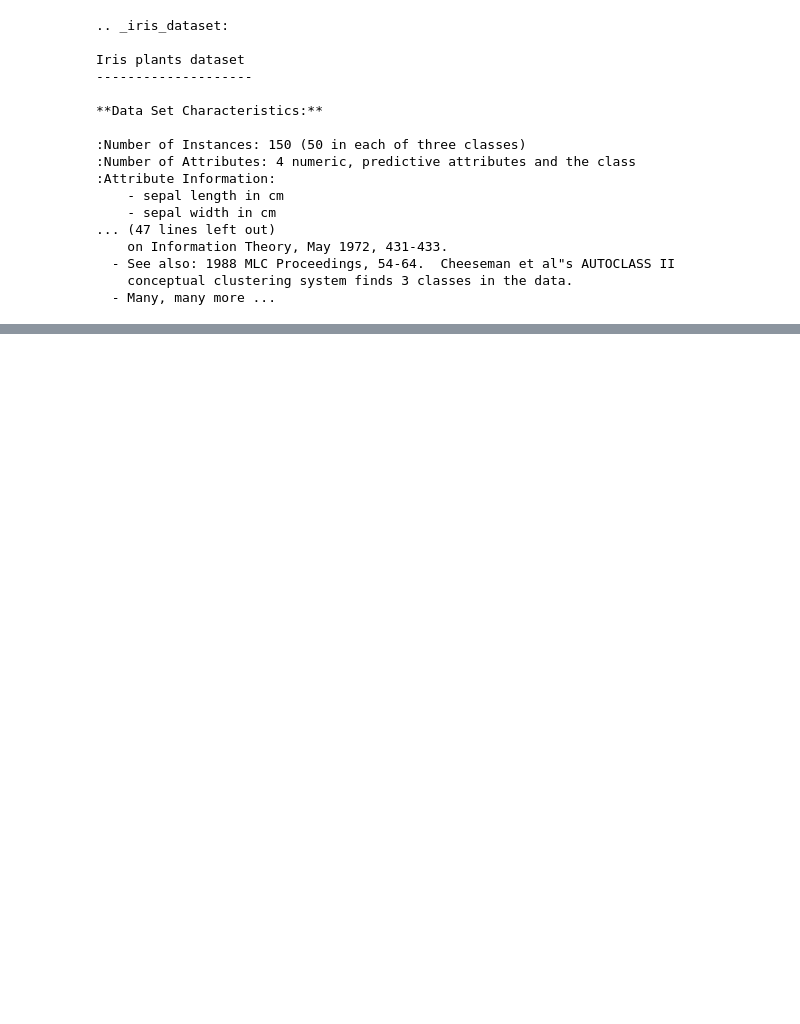
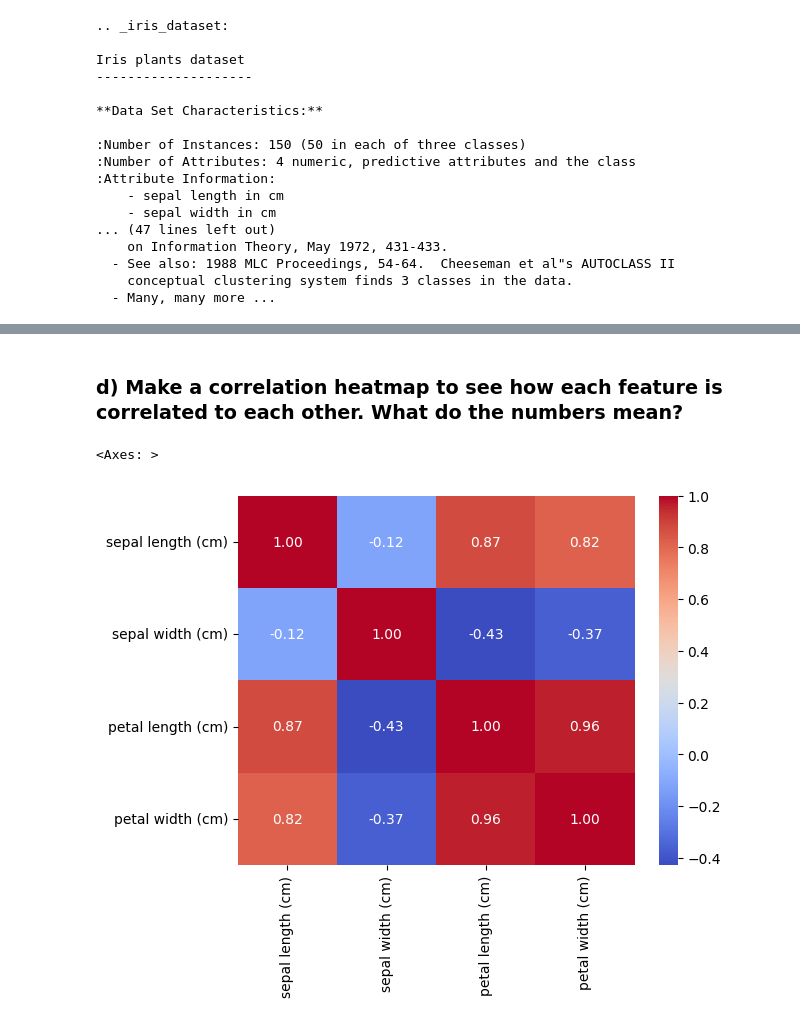
Before and after one commit to ponagr/ai_engineering_pontus_agren_grundstrom, a Jupyter notebook: exercises/2_classification/0_iris_flower.ipynb, the cells around one changed output, grey strips where cells are left out. Saved outputs shown, nothing was run; the diff lists cells and outputs as text; code cells hidden in the pictures; blank space fills up the shorter version.

```diff
--- a/exercises/2_classification/0_iris_flower.ipynb
+++ b/exercises/2_classification/0_iris_flower.ipynb
@@ -89,0 +203,11 @@ df
+# %% [markdown]
+### d) Make a correlation heatmap to see how each feature is correlated to each other. What do the numbers mean?
+# %%
+# petal length vs petal width = strong positive correlation (0.92)
+# sepal length vs sepal width = weak negative correlation (-0.12)
+# petal measurements are strongly related
+# and sepal width is less correlated with other features
+sns.heatmap(df.drop(["target", "target_name"], axis=1).corr(), annot=True, cmap="coolwarm", fmt=".2f")
+# %% [output]
+<Axes: >
+[figure, added]
```
Also changed, not shown: parts of 37 cells of this notebook, 3 other files.
